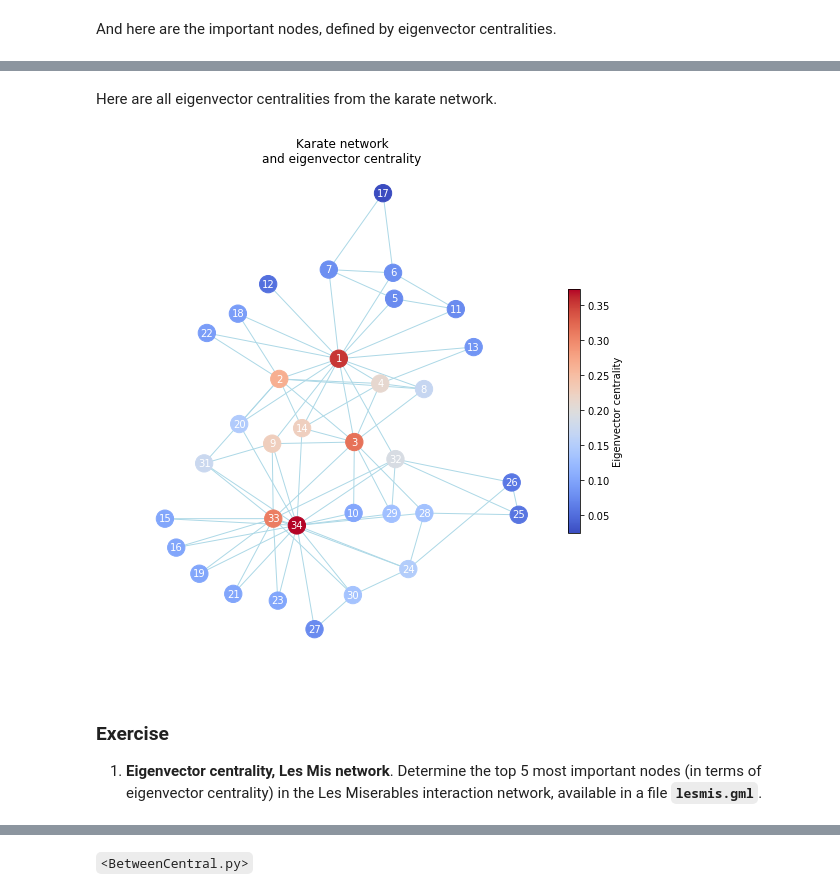
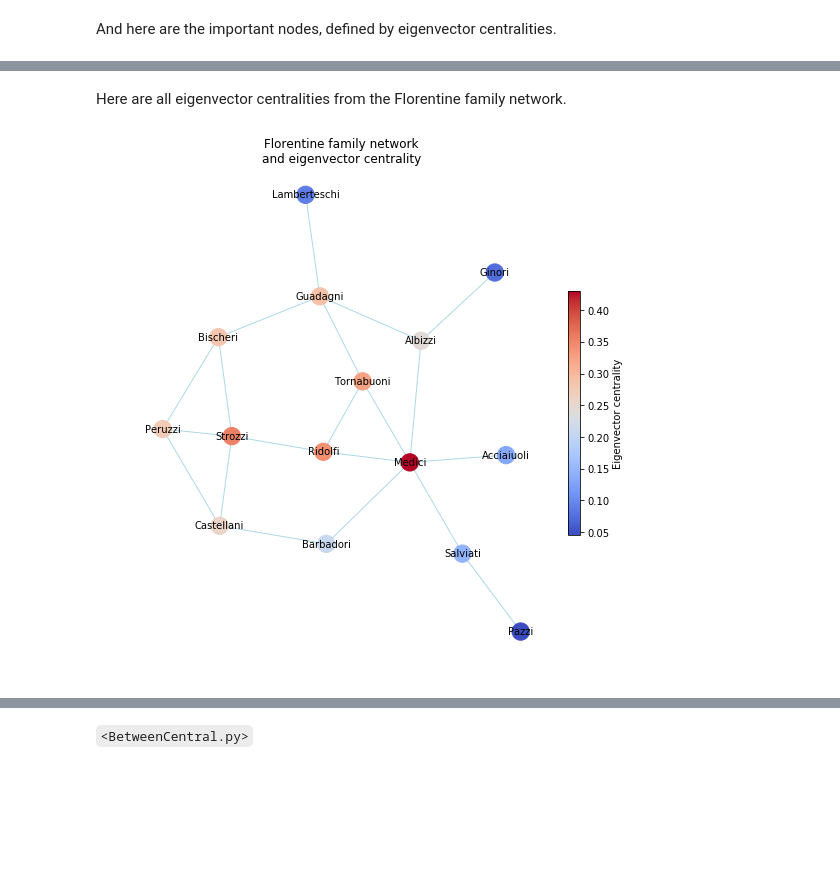
Before and after one commit to sathayas/JupyterConnectivitySpring2019, a Jupyter notebook: Centrality.ipynb, the cells around one changed output, grey strips where cells are left out. Saved outputs shown, nothing was run; the diff lists cells and outputs as text; code cells hidden in the pictures; blank space fills up the shorter version.

```diff
--- a/Centrality.ipynb
+++ b/Centrality.ipynb
@@ -220,3 +208,7 @@ Ceig_netsci = nx.eigenvector_centrality(G_netsci)
+# %%
+##### eigenvector centrality
+Ceig_Flo = nx.eigenvector_centrality(G_Flo)
+Ceig_Berlin = nx.eigenvector_centrality(G_Berlin)
 # %% [markdown]
 And here are the important nodes, defined by eigenvector centralities.
 # %%
@@ -272,25 +267,22 @@ LI, Y           0.2232
 # %% [markdown]
-Here are all eigenvector centralities from the karate network.
+Here are all eigenvector centralities from the Florentine family network.
 # %%
-# drawing the graph (karate network only) --- Kamada-Kawai layout
+###### drawing the graph (Florentine network) --- Kamada-Kawai layout
 plt.figure(figsize=[9,9])
-pos = nx.kamada_kawai_layout(G_karate, weight=None) # positions for all nodes
-nx.draw_networkx_nodes(G_karate, pos,
-                       cmap=plt.cm.coolwarm, node_color=list(Ceig_karate_k))
-nx.draw_networkx_edges(G_karate, pos, edge_color='lightblue')
-nx.draw_networkx_labels(G_karate, pos, font_size=10, font_color='White')
+pos = nx.kamada_kawai_layout(G_Flo, weight=None) # positions for all nodes
+nx.draw_networkx_nodes(G_Flo, pos,
+                       cmap=plt.cm.coolwarm, node_color=list(Ceig_Flo_k))
+nx.draw_networkx_edges(G_Flo, pos, edge_color='lightblue')
+nx.draw_networkx_labels(G_Flo, pos, font_size=10, font_color='black')
 plt.axis('off')
-plt.title('Karate network\nand eigenvector centrality')
-vmin = sCeig_karate_k[-1]
-vmax = sCeig_karate_k[0]
+plt.title('Florentine family network\nand eigenvector centrality')
+vmin = sCeig_Flo_k[-1]
+vmax = sCeig_Flo_k[0]
 sm = plt.cm.ScalarMappable(cmap=plt.cm.coolwarm,
                            norm=plt.Normalize(vmin=vmin, vmax=vmax))
 sm._A = []
 cbar = plt.colorbar(sm, shrink=0.5)
 cbar.ax.set_ylabel('Eigenvector centrality')
 plt.show()
 # %% [output]
-[figure, old version]
+[figure, new version]
-# %% [markdown]
-### Exercise
-1. **Eigenvector centrality, Les Mis network**. Determine the top 5 most important nodes (in terms of eigenvector centrality) in the Les Miserables interaction network, available in a file **`lesmis.gml`**.
```
Also changed, not shown: parts of 45 cells of this notebook.
